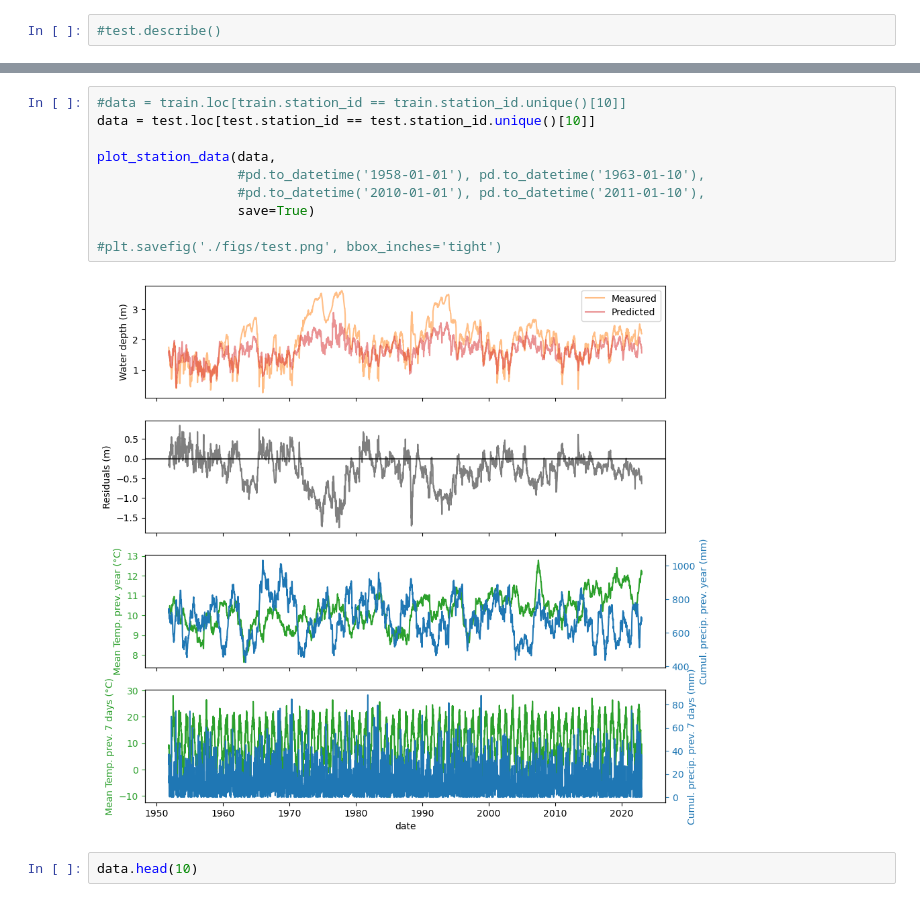
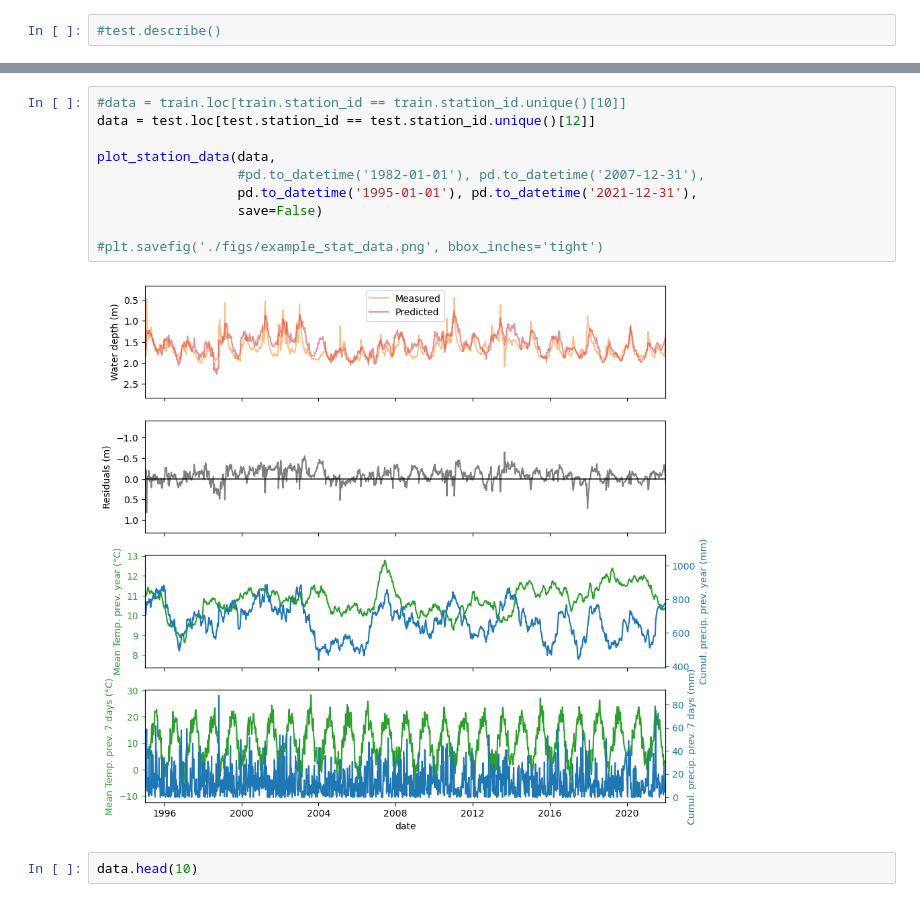
Before and after one commit to silandkyan/predict_groundwater, a Jupyter notebook: model_1.ipynb, the cells around one changed output, grey strips where cells are left out. Cells and saved outputs as stored; diff of their text form.

```diff
--- a/model_1.ipynb
+++ b/model_1.ipynb
@@ -448,15 +435,15 @@ test.station_id.unique()[0]
 # %%
 #data = train.loc[train.station_id == train.station_id.unique()[10]]
-data = test.loc[test.station_id == test.station_id.unique()[10]]
+data = test.loc[test.station_id == test.station_id.unique()[12]]
 
 plot_station_data(data,
-                  #pd.to_datetime('1958-01-01'), pd.to_datetime('1963-01-10'),
-                  #pd.to_datetime('2010-01-01'), pd.to_datetime('2011-01-10'),
-                  save=True)
+                  #pd.to_datetime('1982-01-01'), pd.to_datetime('2007-12-31'),
+                  pd.to_datetime('1995-01-01'), pd.to_datetime('2021-12-31'),
+                  save=False)
 
-#plt.savefig('./figs/test.png', bbox_inches='tight')
+#plt.savefig('./figs/example_stat_data.png', bbox_inches='tight')
 # %% [output]
-[figure, old version]
+[figure, new version]
 # %%
 data.head(10)
 # %% [output]
```
Also changed, not shown: parts of 9 cells of this notebook, 11 other files.
